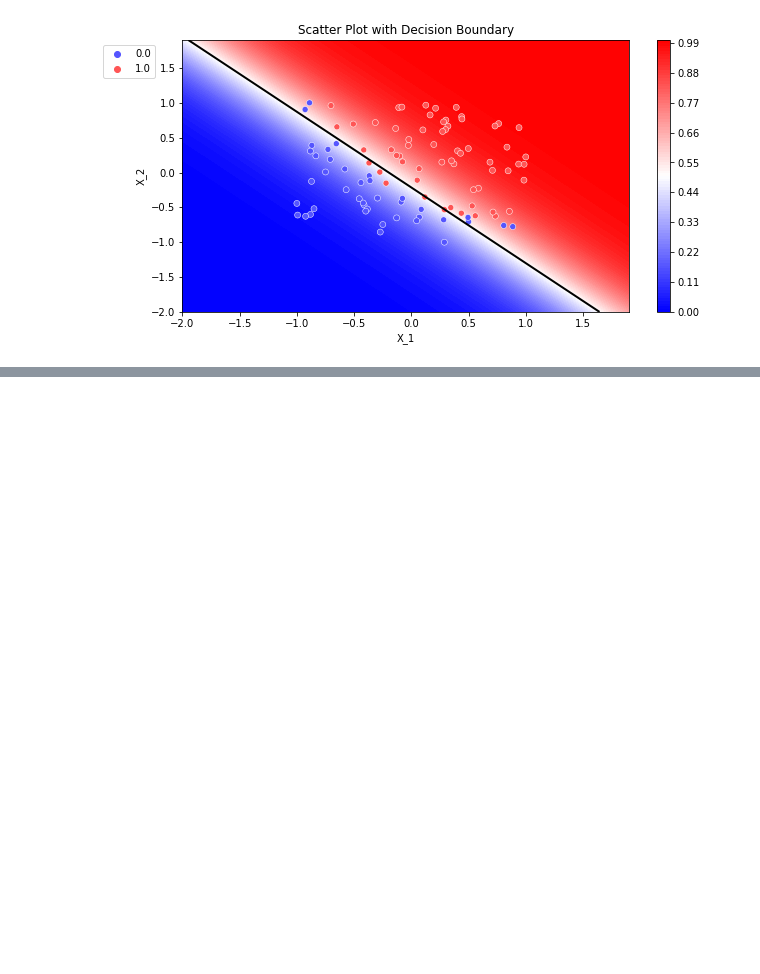
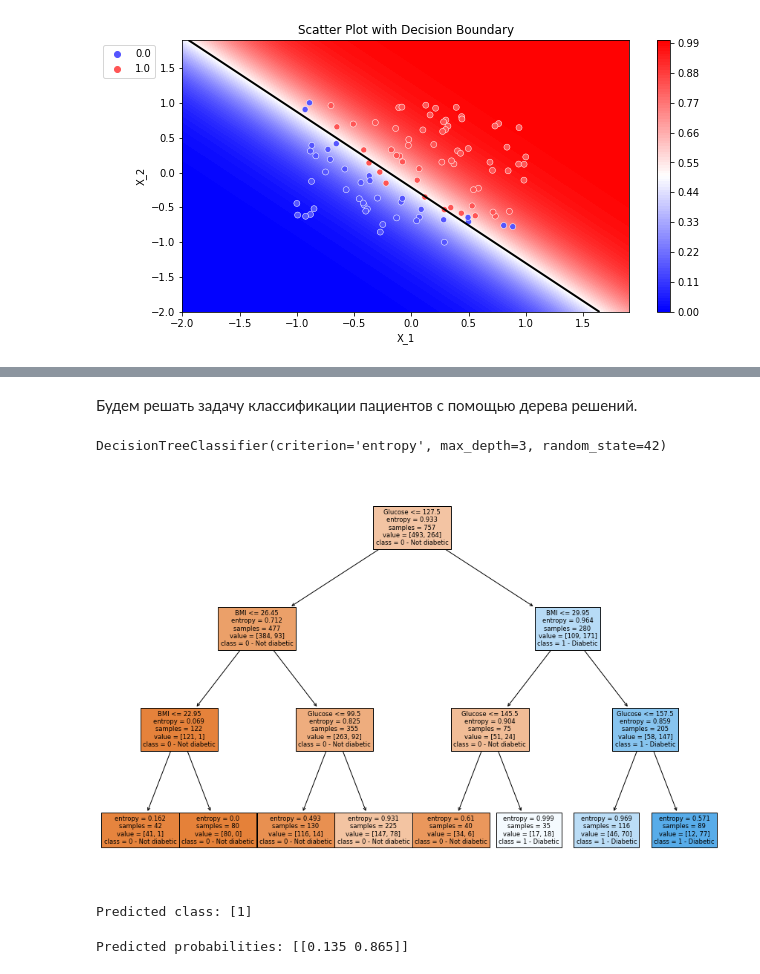
Before and after one commit to DarthSirius/Lessons, a Jupyter notebook: SkillFactory/ML/ML_3.ipynb, the cells around one changed output, grey strips where cells are left out. Cells and saved outputs as stored; diff of their text form; code cells hidden in the pictures; blank space fills up the shorter version.

```diff
--- a/SkillFactory/ML/ML_3.ipynb
+++ b/SkillFactory/ML/ML_3.ipynb
@@ -178,0 +323,3 @@ plot_probabilities_2d(X, y, log_reg_2d)
+# %%
+diabetes_data = pd.read_csv('data/diabetes_cleaned.csv')
+diabetes_data.head()
@@ -178,0 +348,6 @@ plot_probabilities_2d(X, y, log_reg_2d)
+# %%
+#Создаём матрицу наблюдений X и столбец с ответами y
+X = diabetes_data[['Glucose', 'BMI']]
+y = diabetes_data['Outcome']
+# %% [markdown]
+Будем решать задачу классификации пациентов с помощью дерева решений.
@@ -178,0 +356,42 @@ plot_probabilities_2d(X, y, log_reg_2d)
+# %%
+#Создаём объект класса DecisionTreeClassifier
+dt_clf_2d = tree.DecisionTreeClassifier(
+    criterion='entropy', #критерий информативности
+    max_depth=3, #максимальная глубина
+    random_state=42 #генератор случайных чисел
+)
+#Обучаем дерево решений по алгоритму CART
+dt_clf_2d.fit(X, y)
+# %% [output]
+DecisionTreeClassifier(criterion='entropy', max_depth=3, random_state=42)
+# %%
+#Создаём фигуру для визуализации графа
+fig = plt.figure(figsize=(15, 10))
+#Строим граф дерева решений
+tree.plot_tree(
+    dt_clf_2d, #объект обученного дерева
+    feature_names=X.columns, #наименования факторов
+    class_names=["0 - Not diabetic", "1 - Diabetic"], #имена классов
+    filled=True, #расцветка графа
+);
+# %% [output]
+[figure, added]
+# %%
+#Значения концентрации глюкозы и индекса массы тела для пациента
+x_new = [[180, 51]]
+#Делаем предсказание класса:
+y_new_predict = dt_clf_2d.predict(x_new)
+print('Predicted class: {}'.format(y_new_predict))
+# Predicted class: [1]
+# %% [output]
+Predicted class: [1]
+# %%
+#Значения концентрации глюкозы и индекса массы тела для пациента
+x_new = [[180, 51]]
+#Делаем предсказание вероятностей:
+y_new_proba_predict = dt_clf_2d.predict_proba(x_new)
+print('Predicted probabilities: {}'.format(np.round(y_new_proba_predict, 3)))
+
+# Predicted probabilities: [[0.135 0.865]]
+# %% [output]
+Predicted probabilities: [[0.135 0.865]]
```
Also changed, not shown: parts of 21 cells of this notebook, 3 other files.
